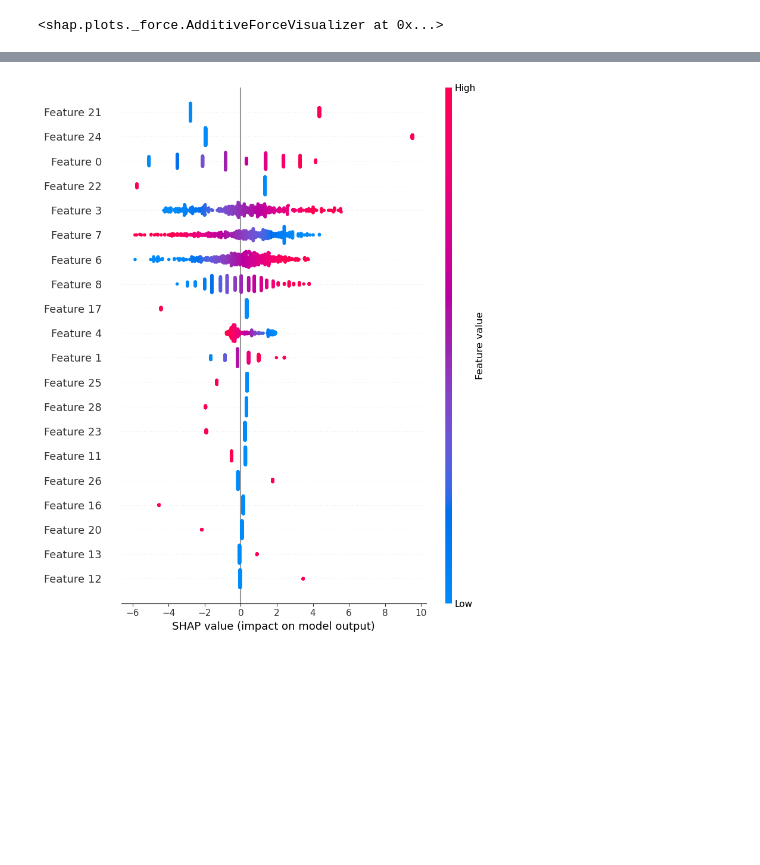
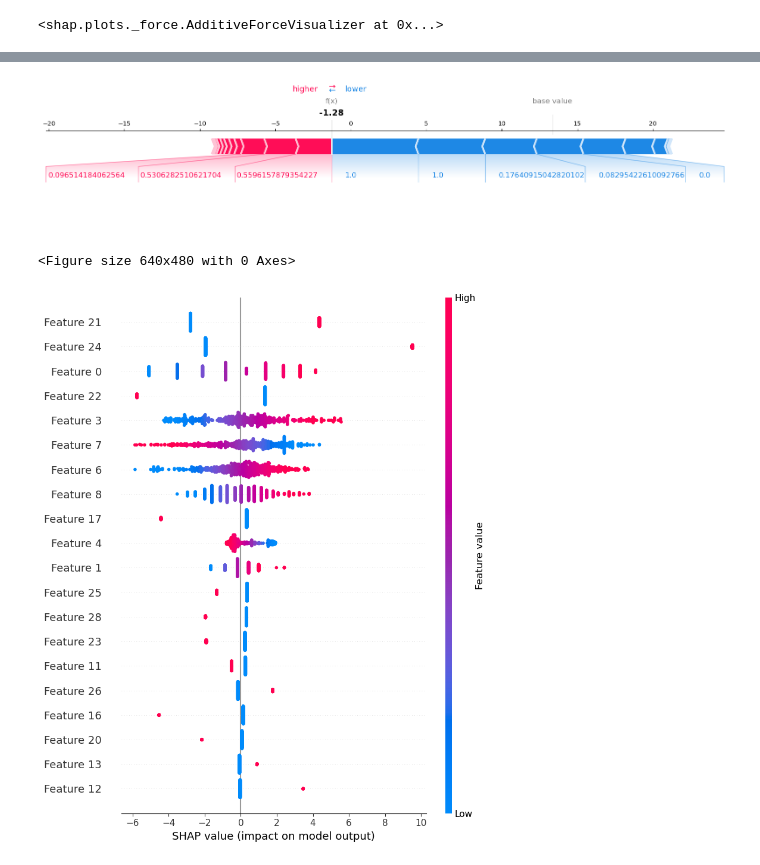
Before and after one commit to Xiaoxiao-Gong/production, a Jupyter notebook: 02_activities/assignments/assignment_3.ipynb, the cells around one changed output, grey strips where cells are left out. Cells and saved outputs as stored; diff of their text form; code cells hidden in the pictures; blank space fills up the shorter version.

Commit message:
add a picture from SHAP process

```diff
--- a/02_activities/assignments/assignment_3.ipynb
+++ b/02_activities/assignments/assignment_3.ipynb
@@ -452,3 +452,11 @@ shap.force_plot(explainer.expected_value, shap_values[0, :], X_transformed[0, :]
 # %% [output]
 [interactive output not drawn]
 <shap.plots._force.AdditiveForceVisualizer at 0x...>
+# %%
+import matplotlib.pyplot as plt
+
+# when first time I commit the assignment-3, the github shows Visualization omitted, Javascript library not loaded! so I have to save it as a picture.
+shap.initjs()
+shap.force_plot(explainer.expected_value, shap_values[0, :], X_transformed[0, :], matplotlib=True)
+plt.savefig('shap_force_plot.png')
+# %% [output]
@@ -455,3 +464,5 @@ shap.force_plot(explainer.expected_value, shap_values[0, :], X_transformed[0, :]
+[figure, added]
+<Figure size 640x480 with 0 Axes>
 # %%
 shap.summary_plot(shap_values, X_transformed)
 
```
Also changed, not shown: parts of 1 cell of this notebook, 1 other file.
